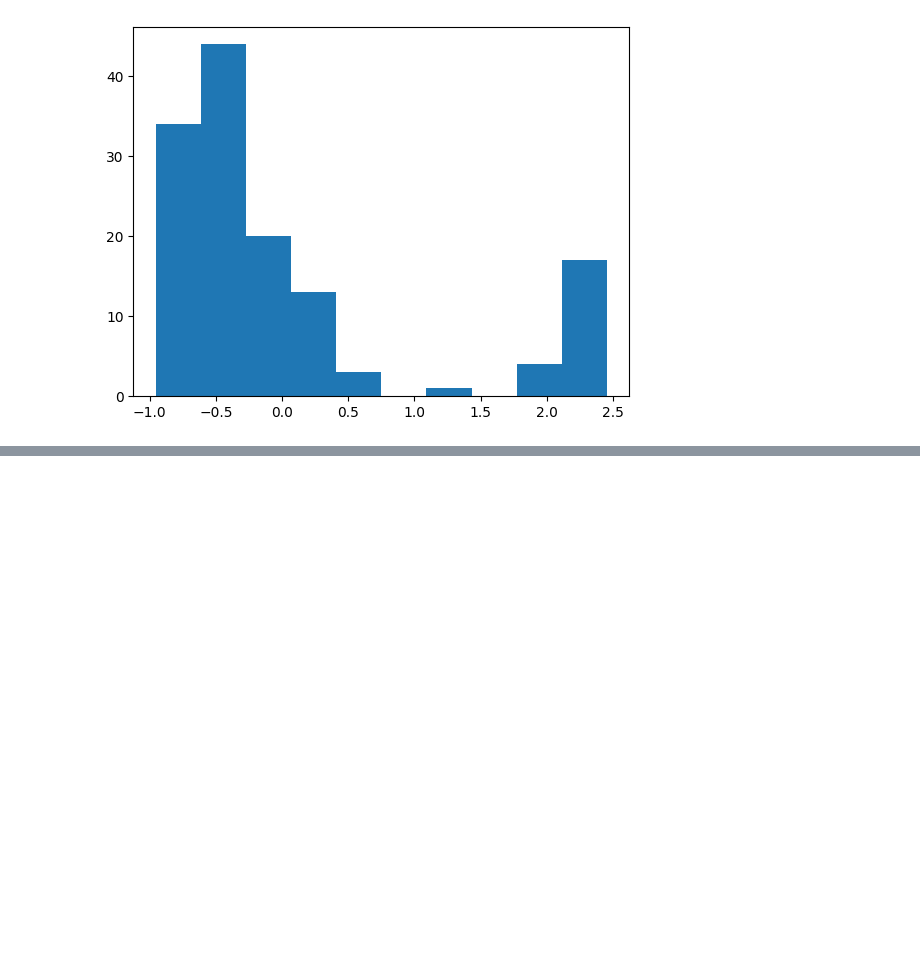
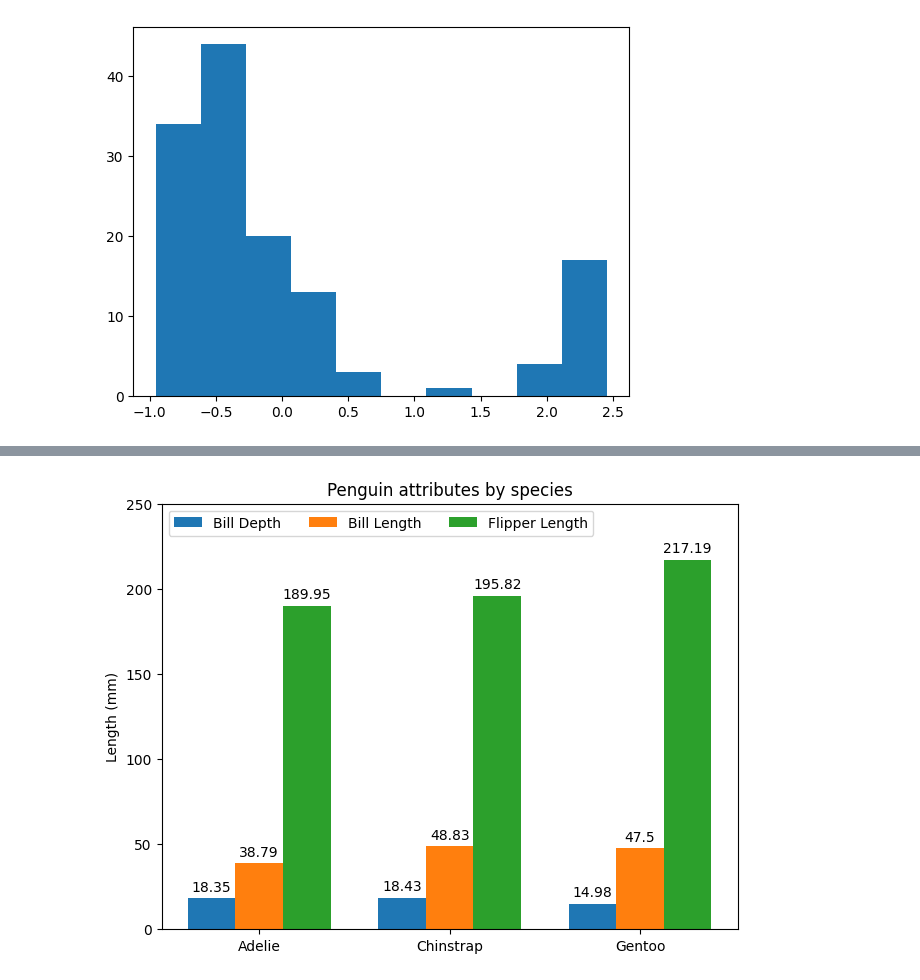
Before and after one commit to robredomikel/arimax_ts, a Jupyter notebook: codes/draft.ipynb, the cells around one changed output, grey strips where cells are left out. Saved outputs shown, nothing was run; the diff lists cells and outputs as text; code cells hidden in the pictures; blank space fills up the shorter version.

```diff
--- a/codes/draft.ipynb
+++ b/codes/draft.ipynb
@@ -494,0 +941,35 @@ MissingDataError: exog contains inf or nans
+# %%
+# data from https://allisonhorst.github.io/palmerpenguins/
+
+import matplotlib.pyplot as plt
+import numpy as np
+
+species = ("Adelie", "Chinstrap", "Gentoo")
+penguin_means = {
+    'Bill Depth': (18.35, 18.43, 14.98),
+    'Bill Length': (38.79, 48.83, 47.50),
+    'Flipper Length': (189.95, 195.82, 217.19),
+}
+
+x = np.arange(len(species))  # the label locations
+width = 0.25  # the width of the bars
+multiplier = 0
+
+fig, ax = plt.subplots(layout='constrained')
+
+for attribute, measurement in penguin_means.items():
+    offset = width * multiplier
+    rects = ax.bar(x + offset, measurement, width, label=attribute)
+    ax.bar_label(rects, padding=3)
+    multiplier += 1
+
+# Add some text for labels, title and custom x-axis tick labels, etc.
+ax.set_ylabel('Length (mm)')
+ax.set_title('Penguin attributes by species')
+ax.set_xticks(x + width, species)
+ax.legend(loc='upper left', ncols=3)
+ax.set_ylim(0, 250)
+
+plt.show()
+# %% [output]
+[figure, added]
```
Also changed, not shown: parts of 25 cells of this notebook, 8 other files.
